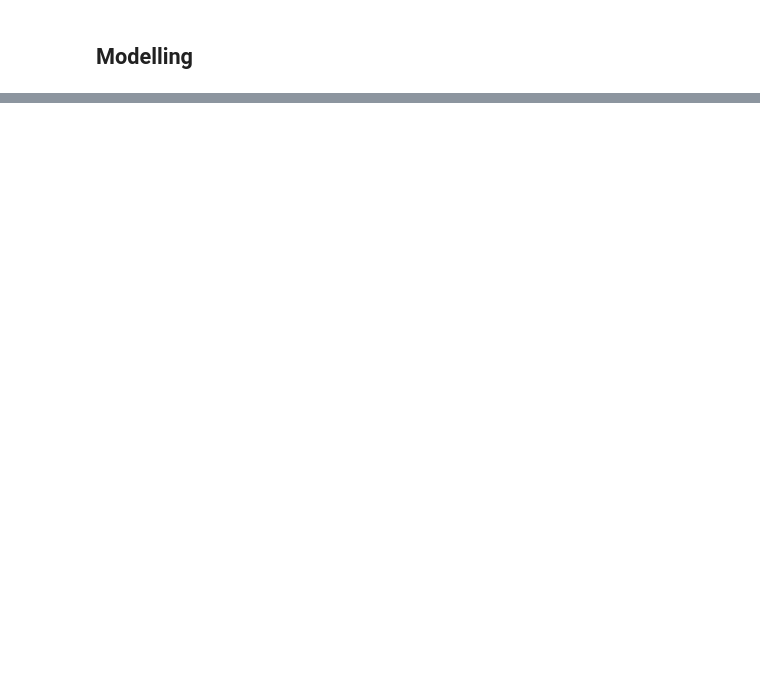
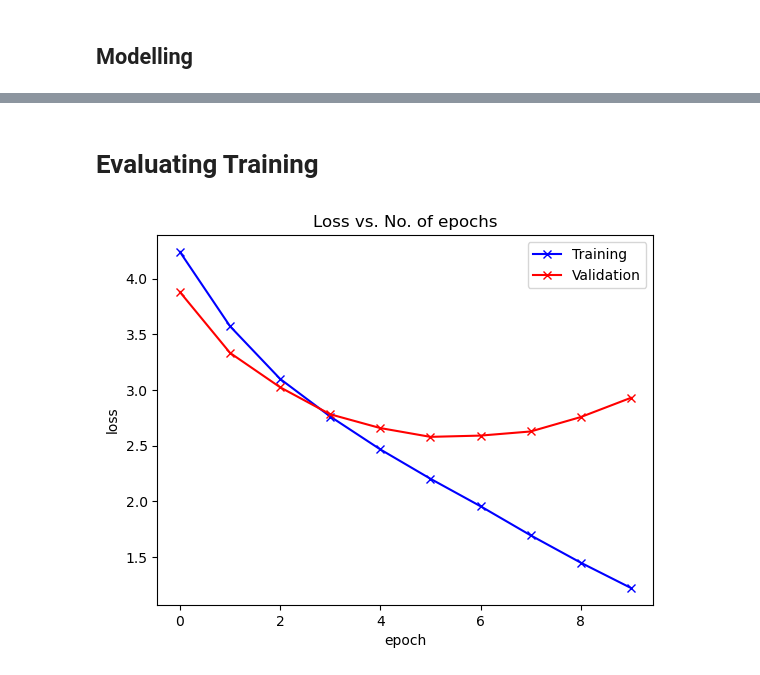
Before and after one commit to namansnghl/CIFAR-100, a Jupyter notebook: CNN.ipynb, the cells around one changed output, grey strips where cells are left out. Drawn from its saved outputs; the diff is of its cells as text; code cells hidden in the pictures; blank space fills up the shorter version.

Commit message:
Completed modeling and evaluation code for CNN

```diff
--- a/CNN.ipynb
+++ b/CNN.ipynb
@@ -128,0 +276,3 @@ Clipping input data to the valid range for imshow with RGB data ([0..1] for floa
+# %%
+model = Cifar100CnnModel().to(device)
+model
@@ -128,0 +297,7 @@ Clipping input data to the valid range for imshow with RGB data ([0..1] for floa
+# %%
+num_epochs = 10
+opt_func = torch.optim.Adam
+lr = 1e-3
+# %%
+%%time
+history = fit(num_epochs, lr, model, train_dl, val_dl, opt_func)
@@ -128,0 +317,23 @@ Clipping input data to the valid range for imshow with RGB data ([0..1] for floa
+# %% [markdown]
+# Evaluating Training
+# %%
+def plot_accuracies(history):
+    accuracies = [x['val_acc'] for x in history]
+    plt.plot(accuracies, '-x')
+    plt.xlabel('epoch')
+    plt.ylabel('accuracy')
+    plt.title('Accuracy vs. No. of epochs');
+
+def plot_losses(history):
+    train_losses = [x.get('train_loss') for x in history]
+    val_losses = [x['val_loss'] for x in history]
+    plt.plot(train_losses, '-bx')
+    plt.plot(val_losses, '-rx')
+    plt.xlabel('epoch')
+    plt.ylabel('loss')
+    plt.legend(['Training', 'Validation'])
+    plt.title('Loss vs. No. of epochs');
+# %%
+plot_losses(history)
+# %% [output]
+[figure, added]
```
Also changed, not shown: parts of 21 cells of this notebook.
